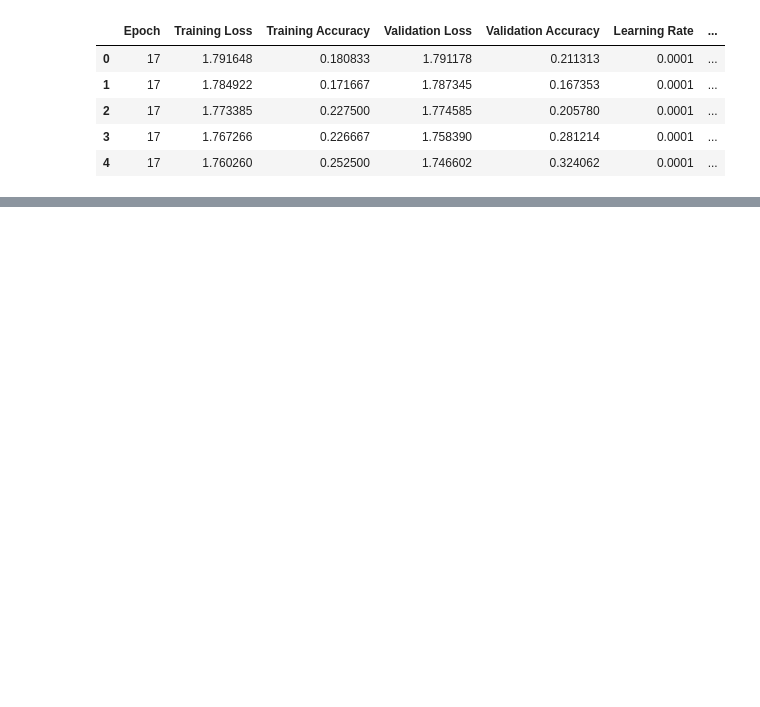
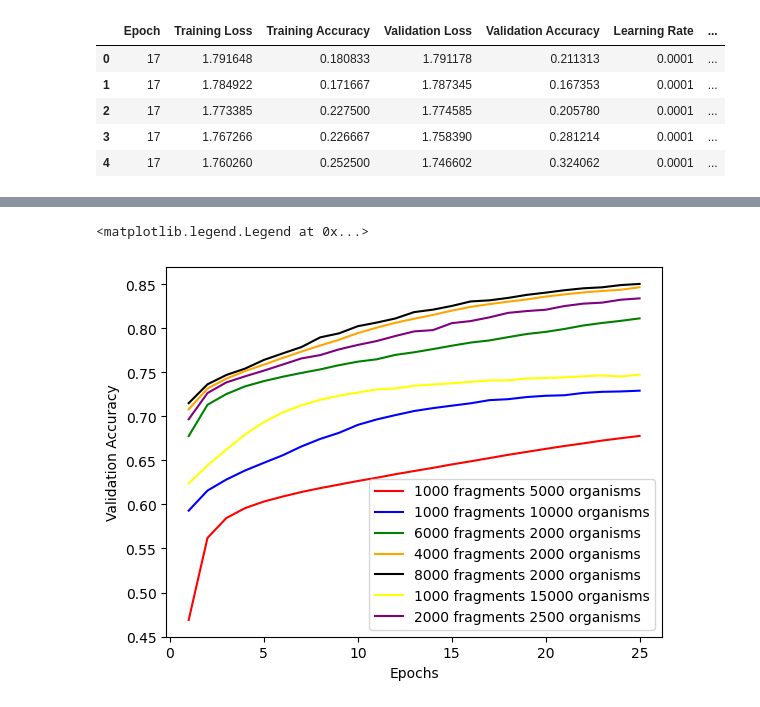
Before and after one commit to nilshof01/ORF_prediction, a Jupyter notebook: results_figures.ipynb, the cells around one changed output, grey strips where cells are left out. Drawn from its saved outputs; the diff is of its cells as text; code cells hidden in the pictures; blank space fills up the shorter version.

```diff
--- a/results_figures.ipynb
+++ b/results_figures.ipynb
@@ -75,0 +175,15 @@ plt.legend()
+# %%
+plt.plot(epochs, orgs5000_1000, color='red', label='1000 fragments 5000 organisms')
+plt.plot(epochs, orgs10000_1000, color='blue', label='1000 fragments 10000 organisms')
+plt.plot(epochs, orgs2000_6000, color='green', label='6000 fragments 2000 organisms')
+plt.plot(epochs, orgs2000_4000, color='orange', label='4000 fragments 2000 organisms')
+plt.plot(epochs, orgs2000_8000, color='black', label='8000 fragments 2000 organisms')
+plt.plot(epochs, orgs15000_1000, color='yellow', label='1000 fragments 15000 organisms')
+plt.plot(epochs, orgs2500_2000, color='purple', label='2000 fragments 2500 organisms')
+plt.xlabel('Epochs')
+plt.ylabel('Validation Accuracy')
+# Adding legend
+plt.legend()
+# %% [output]
+<matplotlib.legend.Legend at 0x...>
+[figure, added]
```
Also changed, not shown: parts of 10 cells of this notebook, 8 other files.
